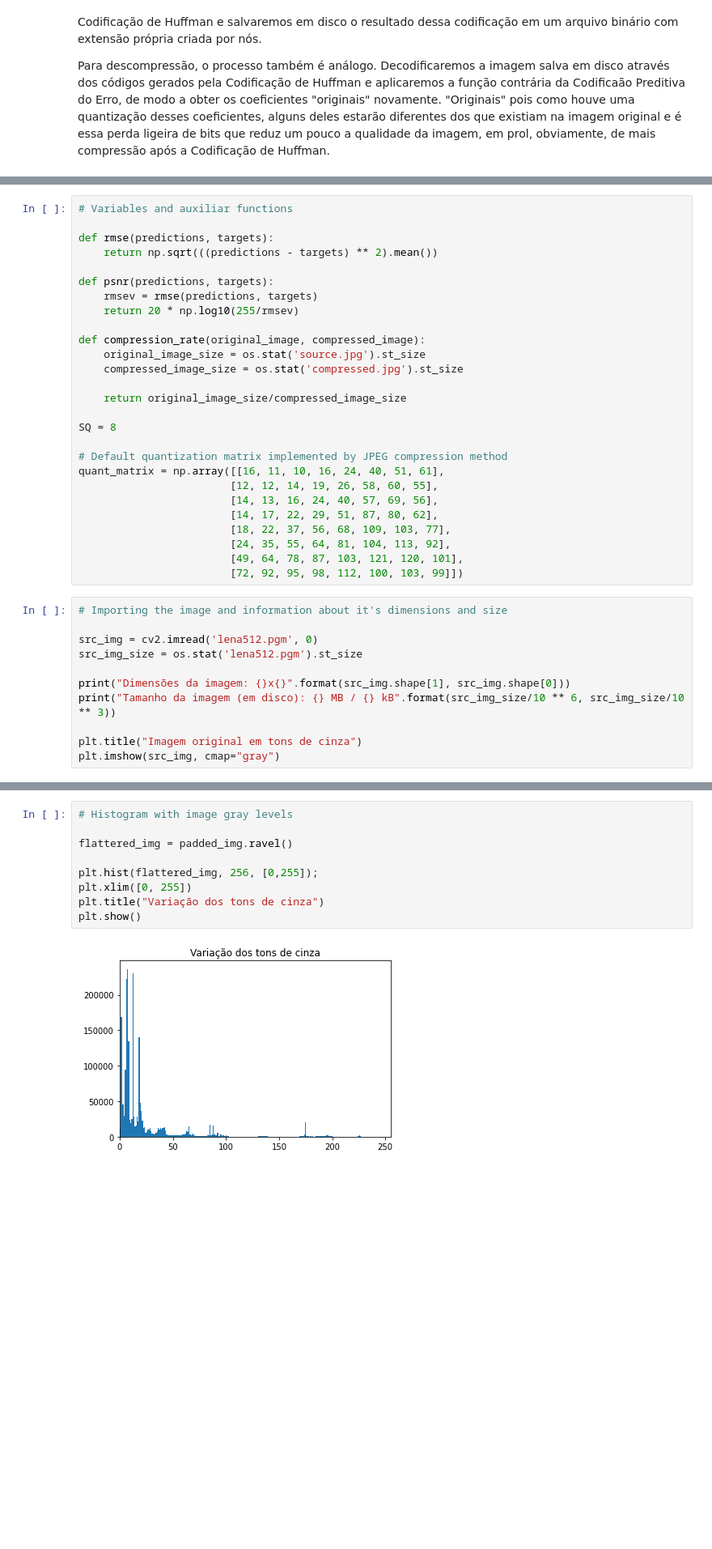
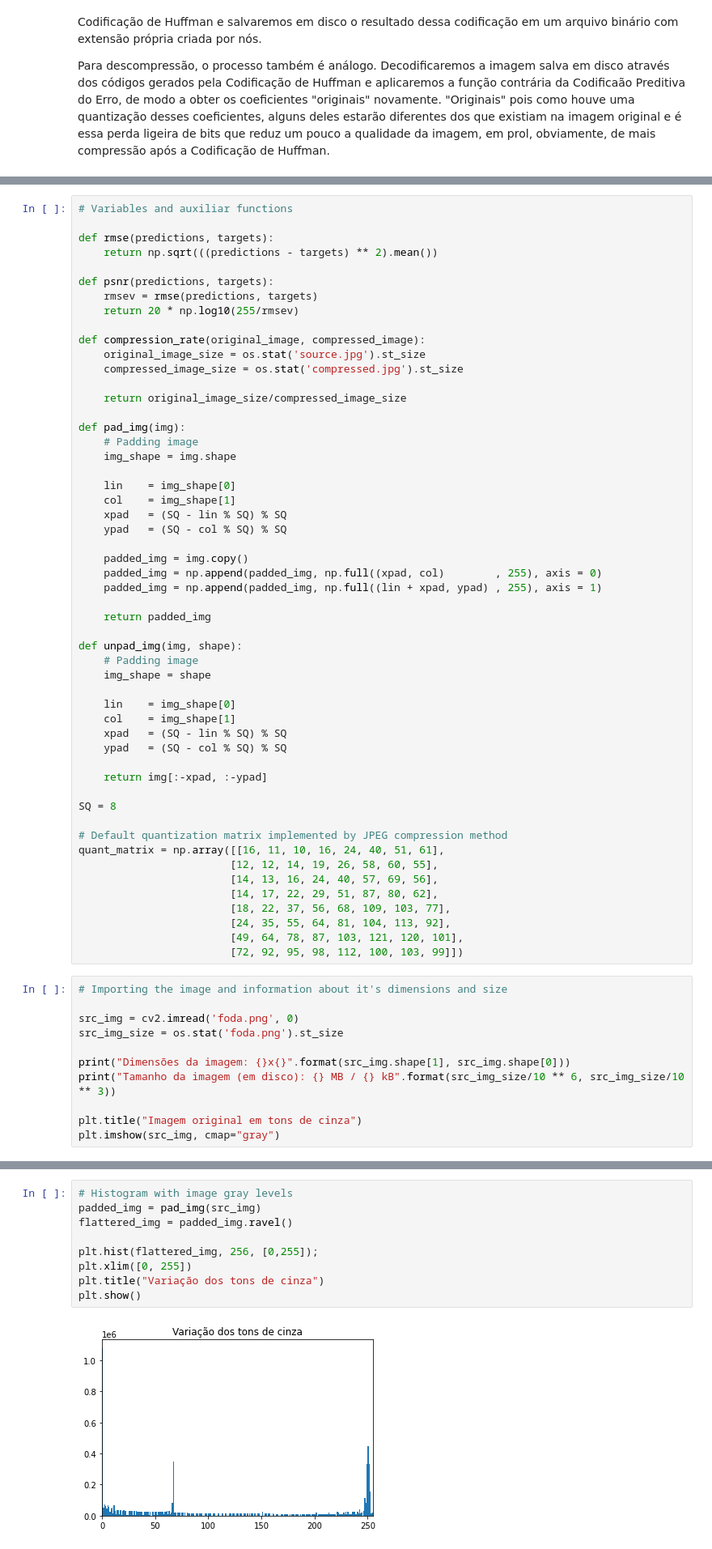
Before and after one commit to vinisilvag/dcc030-compressao-de-imagem, a Jupyter notebook: TP1 - Compressão e Descompressão de Imagem.ipynb, the cells around one changed output, grey strips where cells are left out. Shown at 81% size. Drawn from its saved outputs; the diff is of its cells as text; blank space fills up the shorter version.

```diff
--- a/TP1 - Compressão e Descompressão de Imagem.ipynb
+++ b/TP1 - Compressão e Descompressão de Imagem.ipynb
@@ -55,6 +56,32 @@ def compression_rate(original_image, compressed_image):
 
     return original_image_size/compressed_image_size
 
+def pad_img(img):
+    # Padding image
+    img_shape = img.shape
+
+    lin    = img_shape[0]
+    col    = img_shape[1]
+    xpad   = (SQ - lin % SQ) % SQ
+    ypad   = (SQ - col % SQ) % SQ
+
+    padded_img = img.copy()
+    padded_img = np.append(padded_img, np.full((xpad, col)        , 255), axis = 0)
+    padded_img = np.append(padded_img, np.full((lin + xpad, ypad) , 255), axis = 1)
+
+    return padded_img
+
+def unpad_img(img, shape):
+    # Padding image
+    img_shape = shape
+
+    lin    = img_shape[0]
+    col    = img_shape[1]
+    xpad   = (SQ - lin % SQ) % SQ
+    ypad   = (SQ - col % SQ) % SQ
+
+    return img[:-xpad, :-ypad]
+
 SQ = 8
 
 # Default quantization matrix implemented by JPEG compression method
@@ -69,8 +96,8 @@ quant_matrix = np.array([[16, 11, 10, 16, 24, 40, 51, 61],
 # %%
 # Importing the image and information about it's dimensions and size
 
-src_img = cv2.imread('lena512.pgm', 0)
-src_img_size = os.stat('lena512.pgm').st_size
+src_img = cv2.imread('foda.png', 0)
+src_img_size = os.stat('foda.png').st_size
 
 print("Dimensões da imagem: {}x{}".format(src_img.shape[1], src_img.shape[0]))
 print("Tamanho da imagem (em disco): {} MB / {} kB".format(src_img_size/10 ** 6, src_img_size/10 ** 3))
@@ -105,14 +112,14 @@ plt.imshow(padded_img, cmap="gray")
 # %%
 # Histogram with image gray levels
-
+padded_img = pad_img(src_img)
 flattered_img = padded_img.ravel()
 
 plt.hist(flattered_img, 256, [0,255]);
 plt.xlim([0, 255])
 plt.title("Variação dos tons de cinza")
 plt.show()
 # %% [output]
-[figure, old version]
+[figure, new version]
 # %% [markdown]
 ## Primeiro método de Compressão
 Transformada Discreta do Cosseno + Quantização através da tabela padrão utilizada pelo JPEG + Codificação através de prefixos de 0
```
Also changed, not shown: parts of 12 cells of this notebook, 3 other files.
